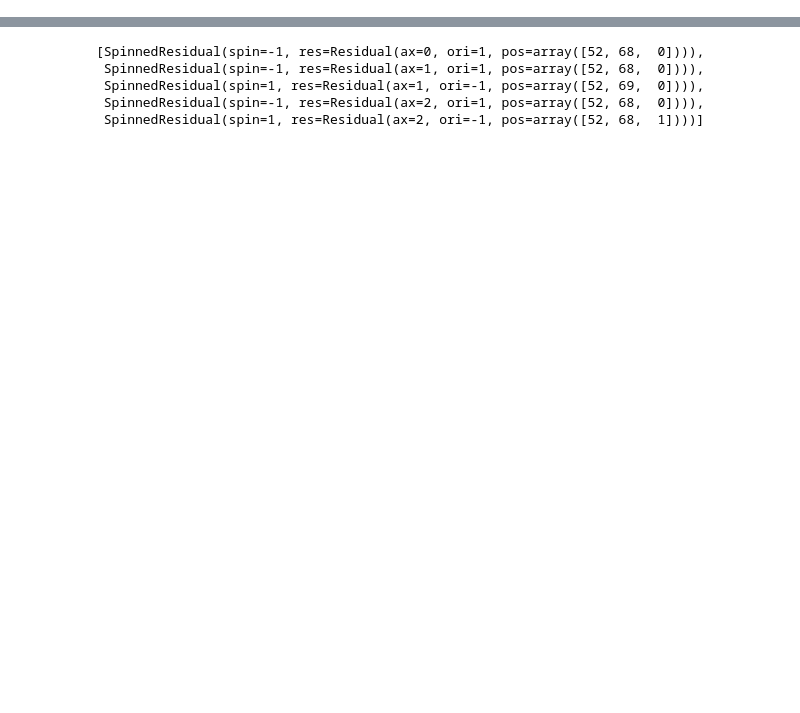
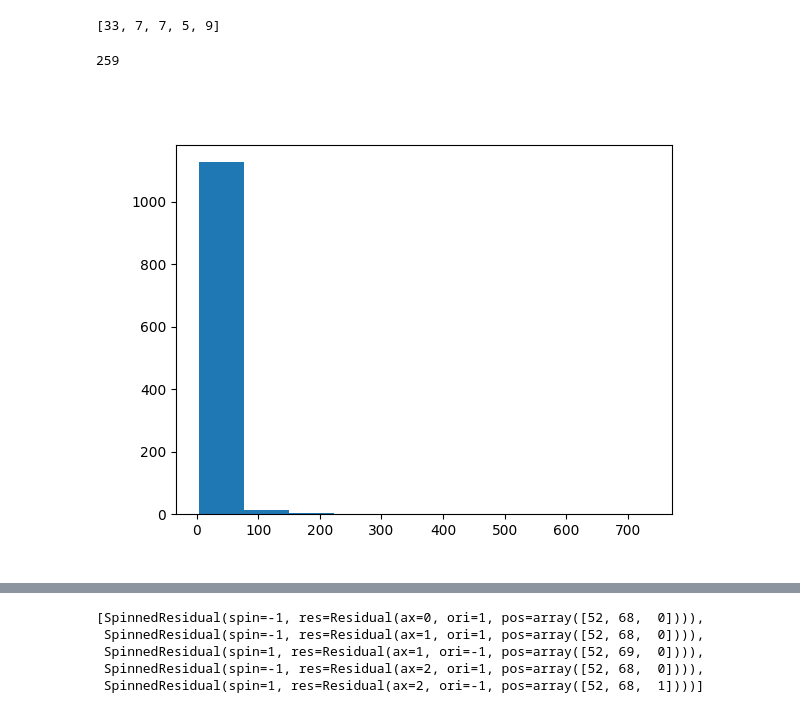
Before and after one commit to Mehdi5578/3DPU_Plateau_Problem, a Jupyter notebook: solution.ipynb, the cells around one changed output, grey strips where cells are left out. Cells and saved outputs as stored; diff of their text form; code cells hidden in the pictures; blank space fills up the shorter version.

```diff
--- a/solution.ipynb
+++ b/solution.ipynb
@@ -61 +88,5 @@ St = all_residuals(data)
+# %%
+[len(ch[1]) for ch in chemins]
+# %% [output]
+[33, 7, 7, 5, 9]
 # %%
@@ -69,6 +100,15 @@ marker1 = {}
 unprocess_all(res, marker1)
 # r = unprocessed_residual(marker)
 # l = search_loop(SpinnedResidual(1, r), shape, marker, False)
+# %%
+# lk = np.argmax([len(loop.loop) for loop in loops])
+fig2 = plt.figure()
+ax = fig2.add_subplot()
+ax.hist([len(loop.loop) for loop in loops])
+([len(loop.loop) for loop in loops]).index(211)
+# %% [output]
+259
+[figure, added]
 # %%
 #code _3dpu.py
 marker2 = {}
```
Also changed, not shown: parts of 28 cells of this notebook, 1 other file.
